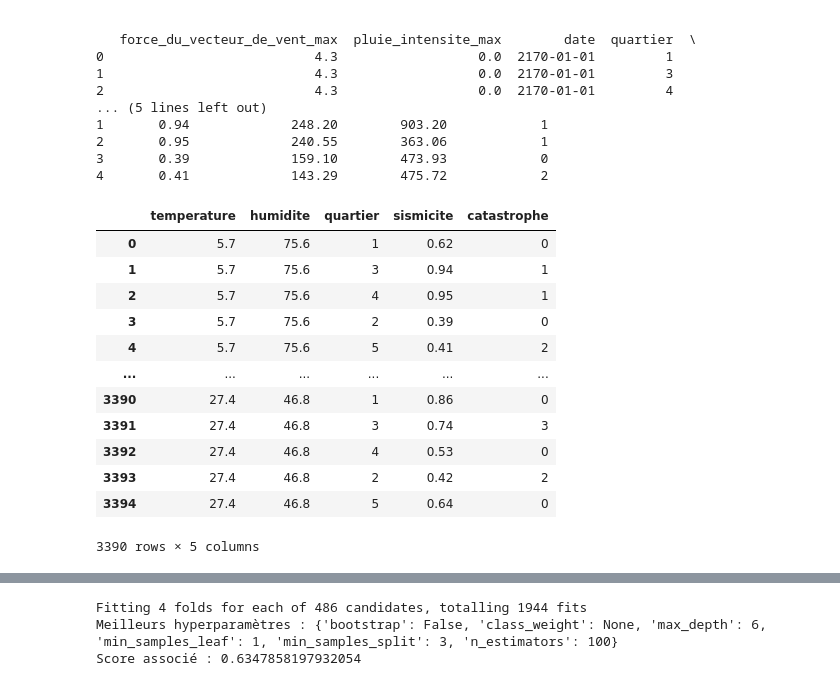
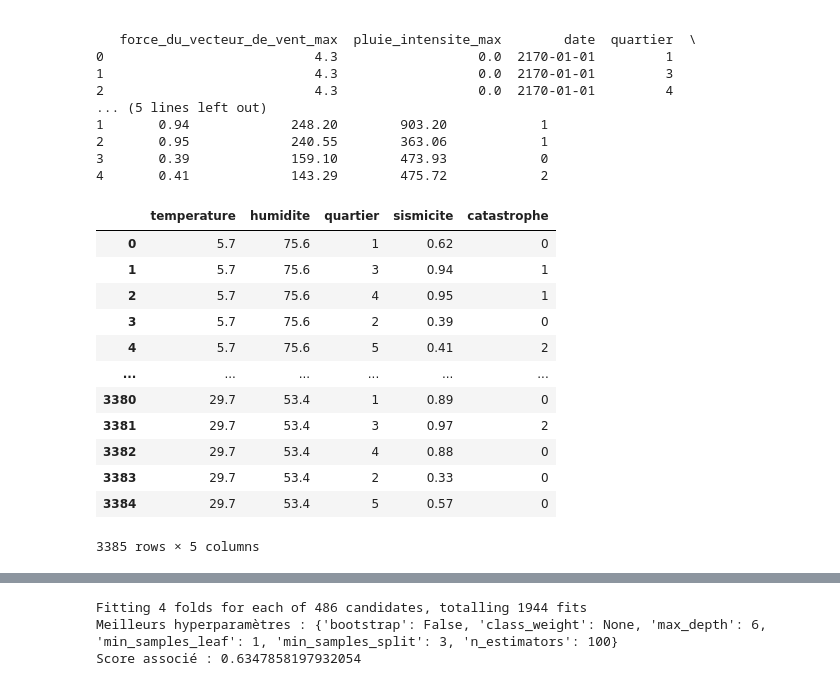
Before and after one commit to JeanRoelensYnov/Hackaton_24_25, a Jupyter notebook: Hackathon.ipynb, the cells around one changed output, grey strips where cells are left out. Cells and saved outputs as stored; diff of their text form; code cells hidden in the pictures.

```diff
--- a/Hackathon.ipynb
+++ b/Hackathon.ipynb
@@ -493,26 +494,26 @@ data = get_data(output_file)
 3       0.39             159.10        473.93            0
 4       0.41             143.29        475.72            2
 # %%
-# Step 1 add column 'Event' which sum 'seisme' and 'innondation'
 features_to_drop = ['Unnamed: 0', 'date', 'force_moyenne_du_vecteur_de_vent','force_du_vecteur_de_vent_max','pluie_intensite_max','concentration_gaz','pluie_totale']
 data = data.drop(columns=features_to_drop)
 
-validation_data = data.sample(n=5,random_state=42)  # Extract validation data
-data = data.drop(validation_data.index)  # Drop it from dataset
+# Extraire les 10 dernières lignes comme données de validation
+validation_data = data.tail(10)  # Données de validation
+data = data.iloc[:-10]  # Supprimer ces lignes du dataset
 
 data
 # %% [output]
 |  | temperature | humidite | quartier | sismicite | catastrophe |
 | 0 | 5.7 | 75.6 | 1 | 0.62 | 0 |
 | 1 | 5.7 | 75.6 | 3 | 0.94 | 1 |
 | 2 | 5.7 | 75.6 | 4 | 0.95 | 1 |
 | 3 | 5.7 | 75.6 | 2 | 0.39 | 0 |
 | 4 | 5.7 | 75.6 | 5 | 0.41 | 2 |
 | ... | ... | ... | ... | ... | ... |
-| 3390 | 27.4 | 46.8 | 1 | 0.86 | 0 |
-| 3391 | 27.4 | 46.8 | 3 | 0.74 | 3 |
-| 3392 | 27.4 | 46.8 | 4 | 0.53 | 0 |
-| 3393 | 27.4 | 46.8 | 2 | 0.42 | 2 |
-| 3394 | 27.4 | 46.8 | 5 | 0.64 | 0 |
+| 3380 | 29.7 | 53.4 | 1 | 0.89 | 0 |
+| 3381 | 29.7 | 53.4 | 3 | 0.97 | 2 |
+| 3382 | 29.7 | 53.4 | 4 | 0.88 | 0 |
+| 3383 | 29.7 | 53.4 | 2 | 0.33 | 0 |
+| 3384 | 29.7 | 53.4 | 5 | 0.57 | 0 |
-3390 rows × 5 columns
+3385 rows × 5 columns
 # %%
```
Also changed, not shown: parts of 32 cells of this notebook.
